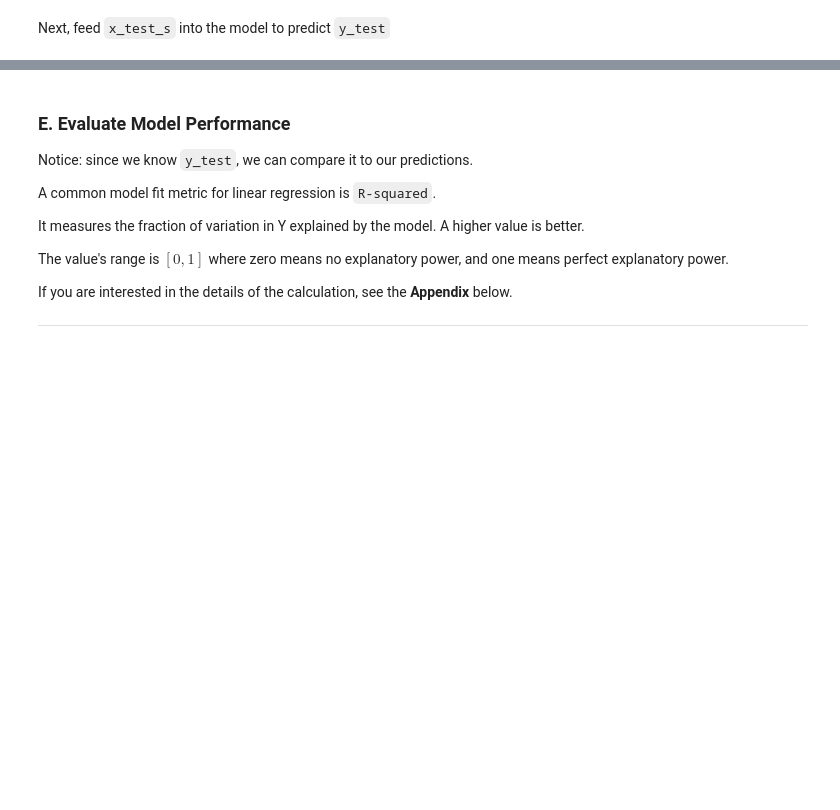
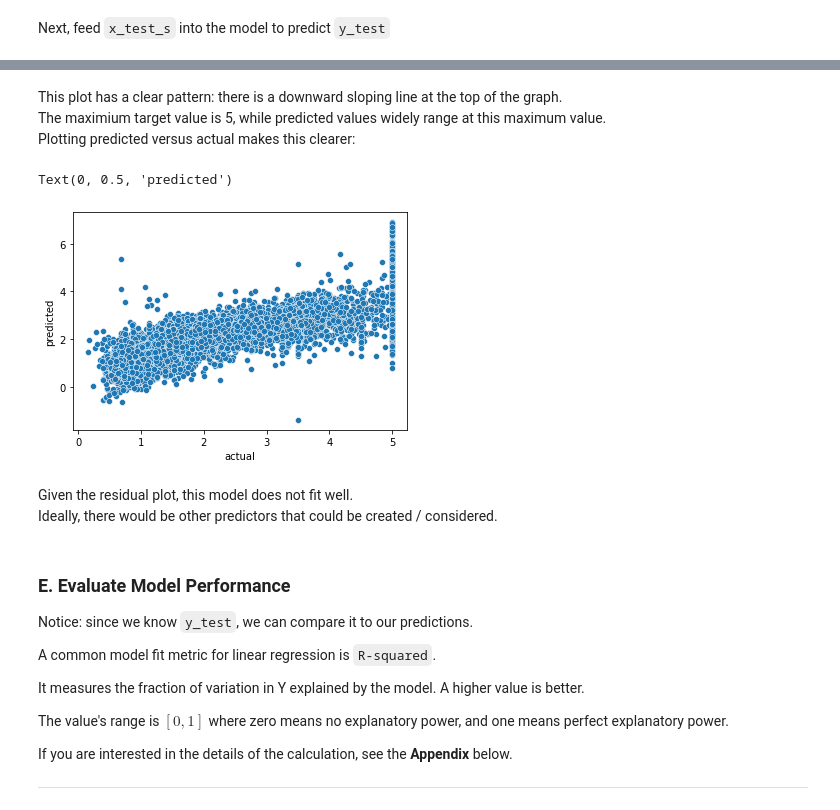
Before and after one commit to PredictioNN/intro_data_science_course, a Jupyter notebook: semester1/week_13_14_model/sklearn_and_linear_regression.ipynb, the cells around one changed output, grey strips where cells are left out. Drawn from its saved outputs; the diff is of its cells as text; code cells hidden in the pictures; blank space fills up the shorter version.

```diff
--- a/semester1/week_13_14_model/sklearn_and_linear_regression.ipynb
+++ b/semester1/week_13_14_model/sklearn_and_linear_regression.ipynb
@@ -374,3 +391,17 @@ y_test_predicted = reg.predict(x_test_s)
+# %% [markdown]
+This plot has a clear pattern: there is a downward sloping line at the top of the graph.
+The maximium target value is 5, while predicted values widely range at this maximum value.
+Plotting predicted versus actual makes this clearer:
+# %%
+sns.scatterplot(x=y_test, y=y_test_predicted)
+plt.xlabel('actual')
+plt.ylabel('predicted')
+# %% [output]
+Text(0, 0.5, 'predicted')
+[figure, added]
+# %% [markdown]
+Given the residual plot, this model does not fit well.
+Ideally, there would be other predictors that could be created / considered.
 # %% [markdown]
 ### E. Evaluate Model Performance
 
```
Also changed, not shown: parts of 6 cells of this notebook.
